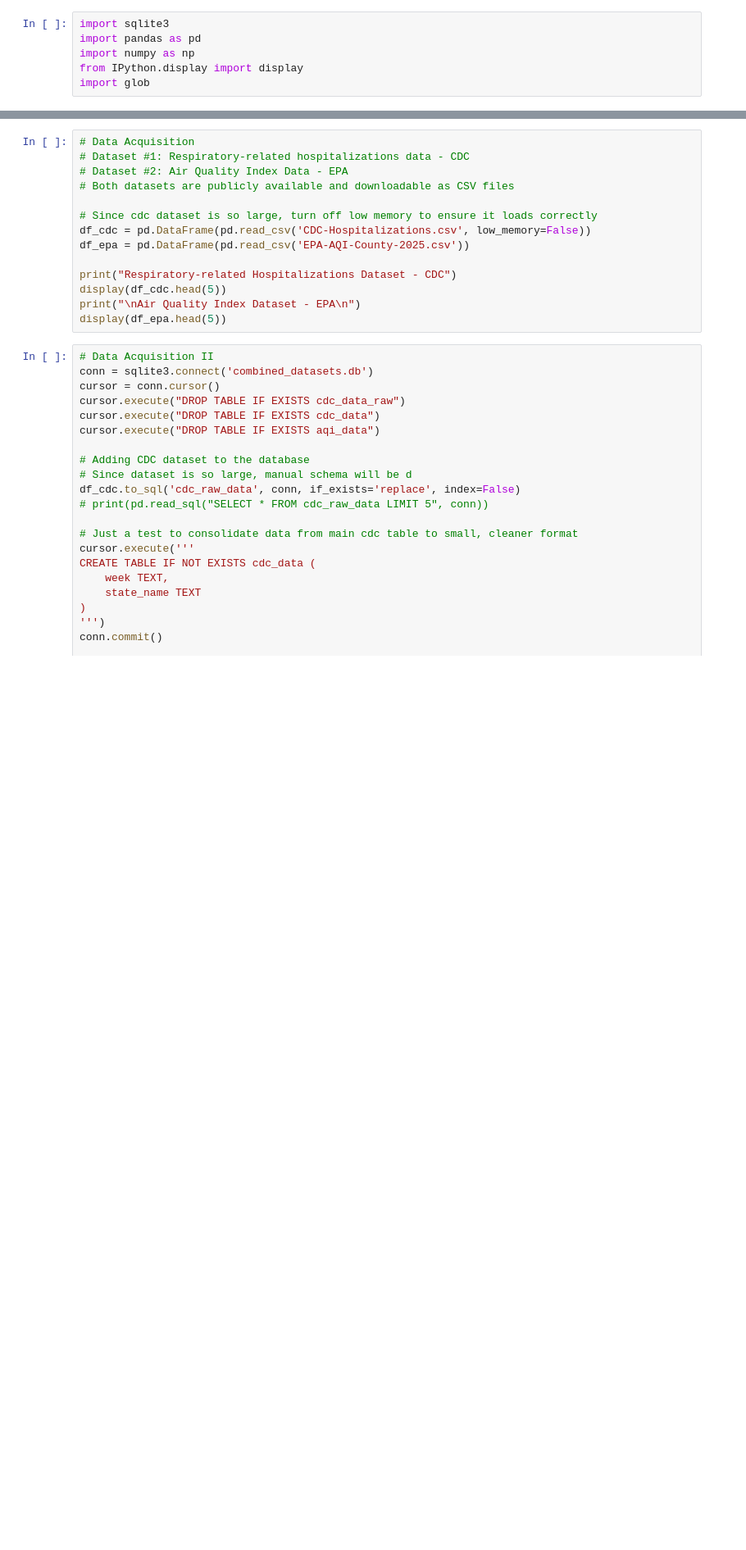
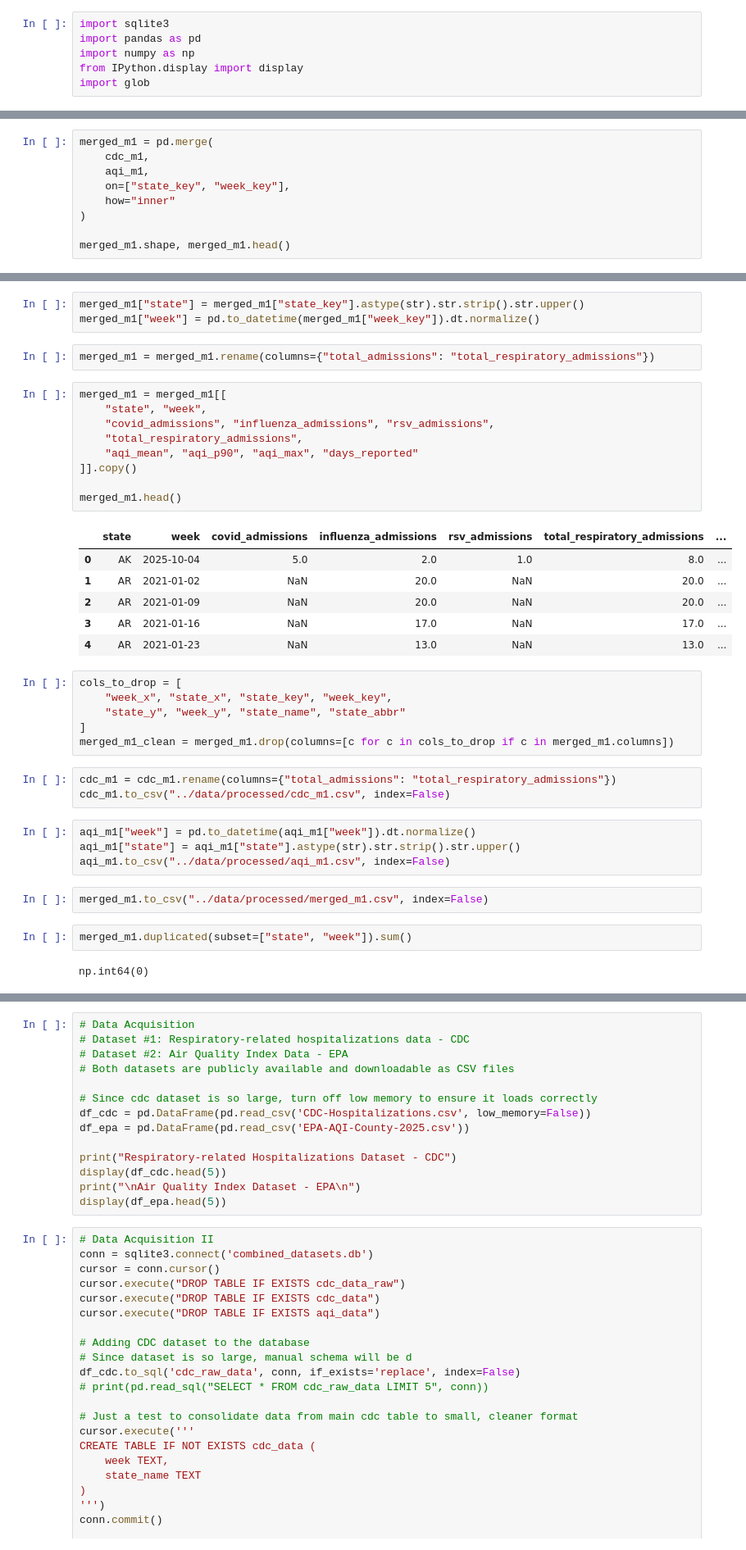
Before and after one commit to crewsdel/CAP5771-Milestone-1, a Jupyter notebook: Code Implementation/CodeImplementation.ipynb, the cells around one changed output, grey strips where cells are left out. Shown at 82% size. Cells and saved outputs as stored; diff of their text form; blank space fills up the shorter version.

```diff
--- a/Code Implementation/CodeImplementation.ipynb
+++ b/Code Implementation/CodeImplementation.ipynb
@@ -6,0 +263,9 @@ import glob
+# %%
+merged_m1 = pd.merge(
+    cdc_m1,
+    aqi_m1,
+    on=["state_key", "week_key"],
+    how="inner"
+)
+
+merged_m1.shape, merged_m1.head()
@@ -6,0 +290,40 @@ import glob
+# %%
+merged_m1["state"] = merged_m1["state_key"].astype(str).str.strip().str.upper()
+merged_m1["week"] = pd.to_datetime(merged_m1["week_key"]).dt.normalize()
+# %%
+merged_m1 = merged_m1.rename(columns={"total_admissions": "total_respiratory_admissions"})
+# %%
+merged_m1 = merged_m1[[
+    "state", "week",
+    "covid_admissions", "influenza_admissions", "rsv_admissions",
+    "total_respiratory_admissions",
+    "aqi_mean", "aqi_p90", "aqi_max", "days_reported"
+]].copy()
+
+merged_m1.head()
+# %% [output]
+|  | state | week | covid_admissions | influenza_admissions | rsv_admissions | total_respiratory_admissions | ... |
+| 0 | AK | 2025-10-04 | 5.0 | 2.0 | 1.0 | 8.0 | ... |
+| 1 | AR | 2021-01-02 | NaN | 20.0 | NaN | 20.0 | ... |
+| 2 | AR | 2021-01-09 | NaN | 20.0 | NaN | 20.0 | ... |
+| 3 | AR | 2021-01-16 | NaN | 17.0 | NaN | 17.0 | ... |
+| 4 | AR | 2021-01-23 | NaN | 13.0 | NaN | 13.0 | ... |
+# %%
+cols_to_drop = [
+    "week_x", "state_x", "state_key", "week_key",
+    "state_y", "week_y", "state_name", "state_abbr"
+]
+merged_m1_clean = merged_m1.drop(columns=[c for c in cols_to_drop if c in merged_m1.columns])
+# %%
+cdc_m1 = cdc_m1.rename(columns={"total_admissions": "total_respiratory_admissions"})
+cdc_m1.to_csv("../data/processed/cdc_m1.csv", index=False)
+# %%
+aqi_m1["week"] = pd.to_datetime(aqi_m1["week"]).dt.normalize()
+aqi_m1["state"] = aqi_m1["state"].astype(str).str.strip().str.upper()
+aqi_m1.to_csv("../data/processed/aqi_m1.csv", index=False)
+# %%
+merged_m1.to_csv("../data/processed/merged_m1.csv", index=False)
+# %%
+merged_m1.duplicated(subset=["state", "week"]).sum()
+# %% [output]
+np.int64(0)
```
Also changed, not shown: parts of 21 cells of this notebook.
